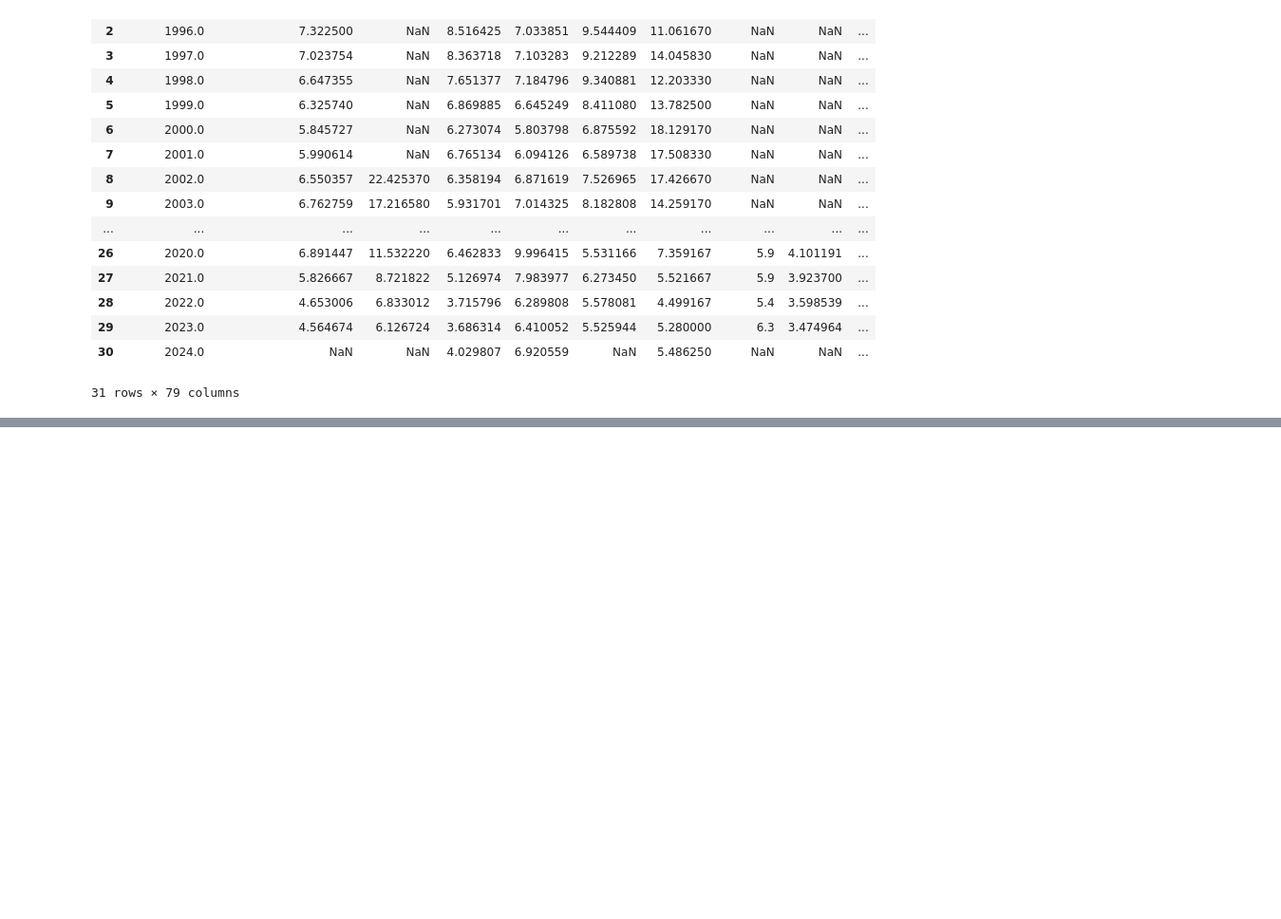
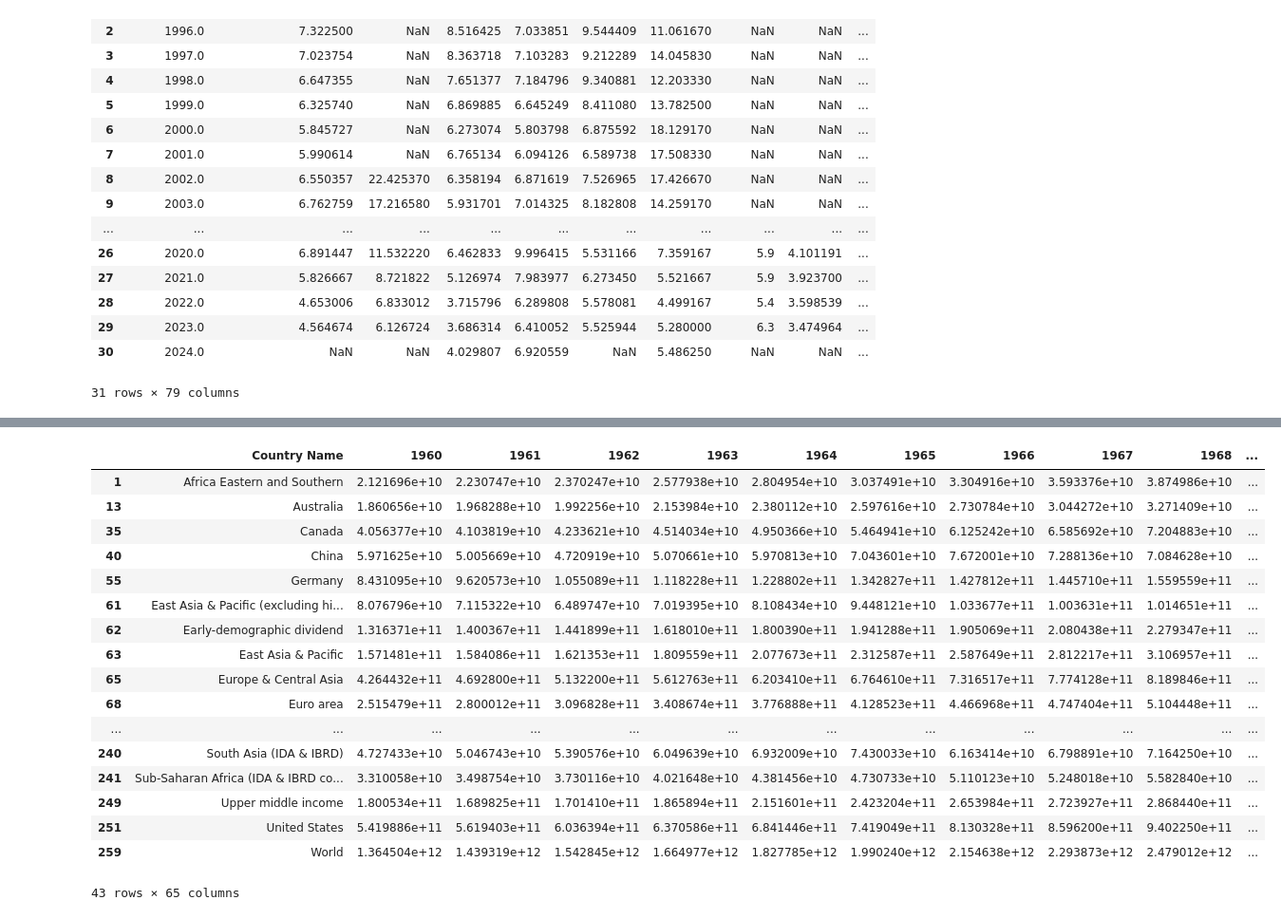
Before and after one commit to algolimit/sp500, a Jupyter notebook: sp500.ipynb, the cells around one changed output, grey strips where cells are left out. Shown at 95% size. Cells and saved outputs as stored; diff of their text form; code cells hidden in the pictures; blank space fills up the shorter version.

```diff
--- a/sp500.ipynb
+++ b/sp500.ipynb
@@ -246,0 +286,6 @@ unemploy_df.to_csv("Unemployment_Rate_1995.csv")
+# %%
+GDP_df = pd.read_csv("API_NY.GDP.MKTP.CD_DS2_en_csv_v2_31795/API_NY.GDP.MKTP.CD_DS2_en_csv_v2_31795.csv")
+
+GDP_df = GDP_df[GDP_df["1960"] > 13263458995.00]
+
+GDP_df
@@ -246,0 +311,23 @@ unemploy_df.to_csv("Unemployment_Rate_1995.csv")
+# %%
+GDP_df = GDP_df.drop(columns={"Country Code", "Indicator Name", "Indicator Code", "Unnamed: 68"})
+
+GDP_df
+# %% [output]
+|  | Country Name | 1960 | 1961 | 1962 | 1963 | 1964 | 1965 | 1966 | 1967 | 1968 | ... |
+| 1 | Africa Eastern and Southern | 2.121696e+10 | 2.230747e+10 | 2.370247e+10 | 2.577938e+10 | 2.804954e+10 | 3.037491e+10 | 3.304916e+10 | 3.593376e+10 | 3.874986e+10 | ... |
+| 13 | Australia | 1.860656e+10 | 1.968288e+10 | 1.992256e+10 | 2.153984e+10 | 2.380112e+10 | 2.597616e+10 | 2.730784e+10 | 3.044272e+10 | 3.271409e+10 | ... |
+| 35 | Canada | 4.056377e+10 | 4.103819e+10 | 4.233621e+10 | 4.514034e+10 | 4.950366e+10 | 5.464941e+10 | 6.125242e+10 | 6.585692e+10 | 7.204883e+10 | ... |
+| 40 | China | 5.971625e+10 | 5.005669e+10 | 4.720919e+10 | 5.070661e+10 | 5.970813e+10 | 7.043601e+10 | 7.672001e+10 | 7.288136e+10 | 7.084628e+10 | ... |
+| 55 | Germany | 8.431095e+10 | 9.620573e+10 | 1.055089e+11 | 1.118228e+11 | 1.228802e+11 | 1.342827e+11 | 1.427812e+11 | 1.445710e+11 | 1.559559e+11 | ... |
+| 61 | East Asia & Pacific (excluding hi... | 8.076796e+10 | 7.115322e+10 | 6.489747e+10 | 7.019395e+10 | 8.108434e+10 | 9.448121e+10 | 1.033677e+11 | 1.003631e+11 | 1.014651e+11 | ... |
+| 62 | Early-demographic dividend | 1.316371e+11 | 1.400367e+11 | 1.441899e+11 | 1.618010e+11 | 1.800390e+11 | 1.941288e+11 | 1.905069e+11 | 2.080438e+11 | 2.279347e+11 | ... |
+| 63 | East Asia & Pacific | 1.571481e+11 | 1.584086e+11 | 1.621353e+11 | 1.809559e+11 | 2.077673e+11 | 2.312587e+11 | 2.587649e+11 | 2.812217e+11 | 3.106957e+11 | ... |
+| 65 | Europe & Central Asia | 4.264432e+11 | 4.692800e+11 | 5.132200e+11 | 5.612763e+11 | 6.203410e+11 | 6.764610e+11 | 7.316517e+11 | 7.774128e+11 | 8.189846e+11 | ... |
+| 68 | Euro area | 2.515479e+11 | 2.800012e+11 | 3.096828e+11 | 3.408674e+11 | 3.776888e+11 | 4.128523e+11 | 4.466968e+11 | 4.747404e+11 | 5.104448e+11 | ... |
+| ... | ... | ... | ... | ... | ... | ... | ... | ... | ... | ... | ... |
+| 240 | South Asia (IDA & IBRD) | 4.727433e+10 | 5.046743e+10 | 5.390576e+10 | 6.049639e+10 | 6.932009e+10 | 7.430033e+10 | 6.163414e+10 | 6.798891e+10 | 7.164250e+10 | ... |
+| 241 | Sub-Saharan Africa (IDA & IBRD co... | 3.310058e+10 | 3.498754e+10 | 3.730116e+10 | 4.021648e+10 | 4.381456e+10 | 4.730733e+10 | 5.110123e+10 | 5.248018e+10 | 5.582840e+10 | ... |
+| 249 | Upper middle income | 1.800534e+11 | 1.689825e+11 | 1.701410e+11 | 1.865894e+11 | 2.151601e+11 | 2.423204e+11 | 2.653984e+11 | 2.723927e+11 | 2.868440e+11 | ... |
+| 251 | United States | 5.419886e+11 | 5.619403e+11 | 6.036394e+11 | 6.370586e+11 | 6.841446e+11 | 7.419049e+11 | 8.130328e+11 | 8.596200e+11 | 9.402250e+11 | ... |
+| 259 | World | 1.364504e+12 | 1.439319e+12 | 1.542845e+12 | 1.664977e+12 | 1.827785e+12 | 1.990240e+12 | 2.154638e+12 | 2.293873e+12 | 2.479012e+12 | ... |
+43 rows × 65 columns
```
Also changed, not shown: parts of 5 cells of this notebook, 8 other files.
